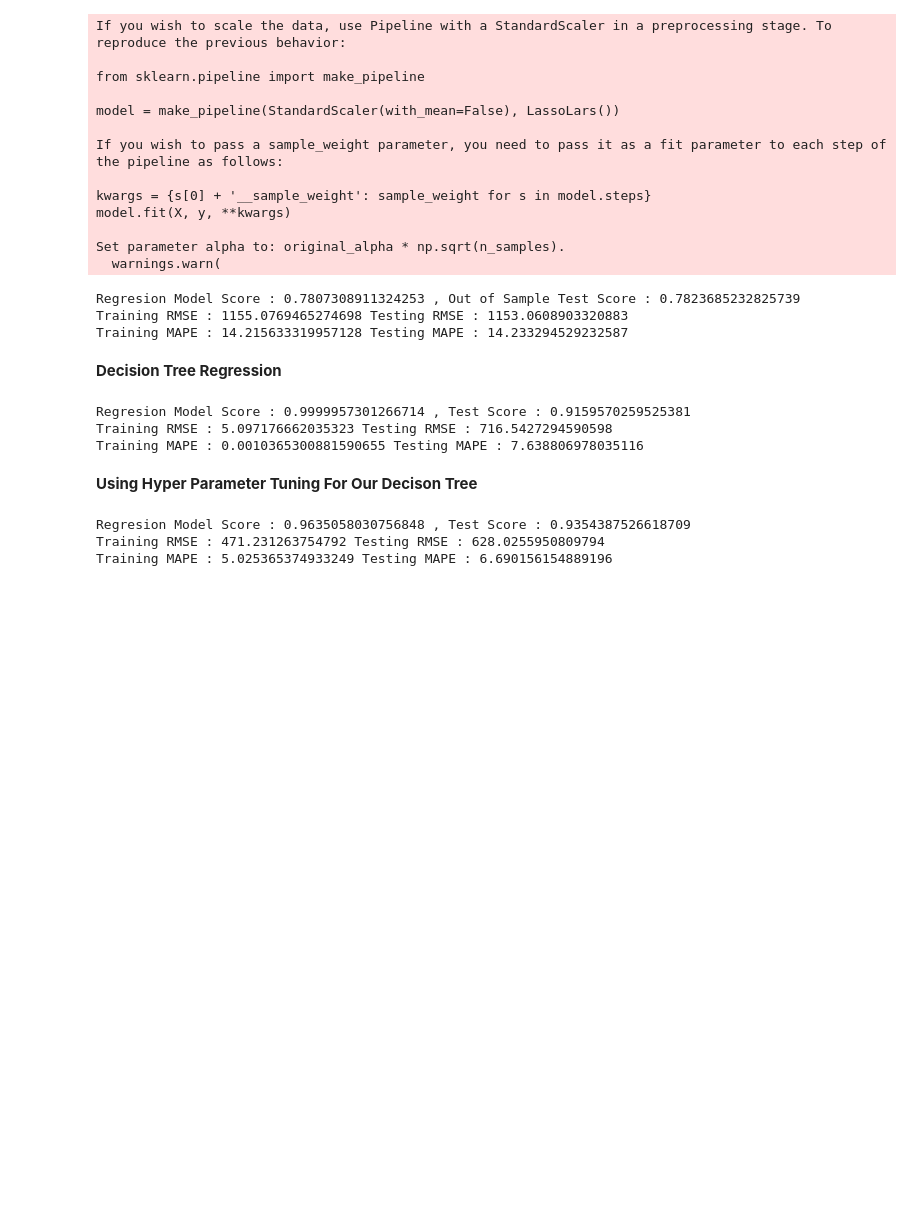
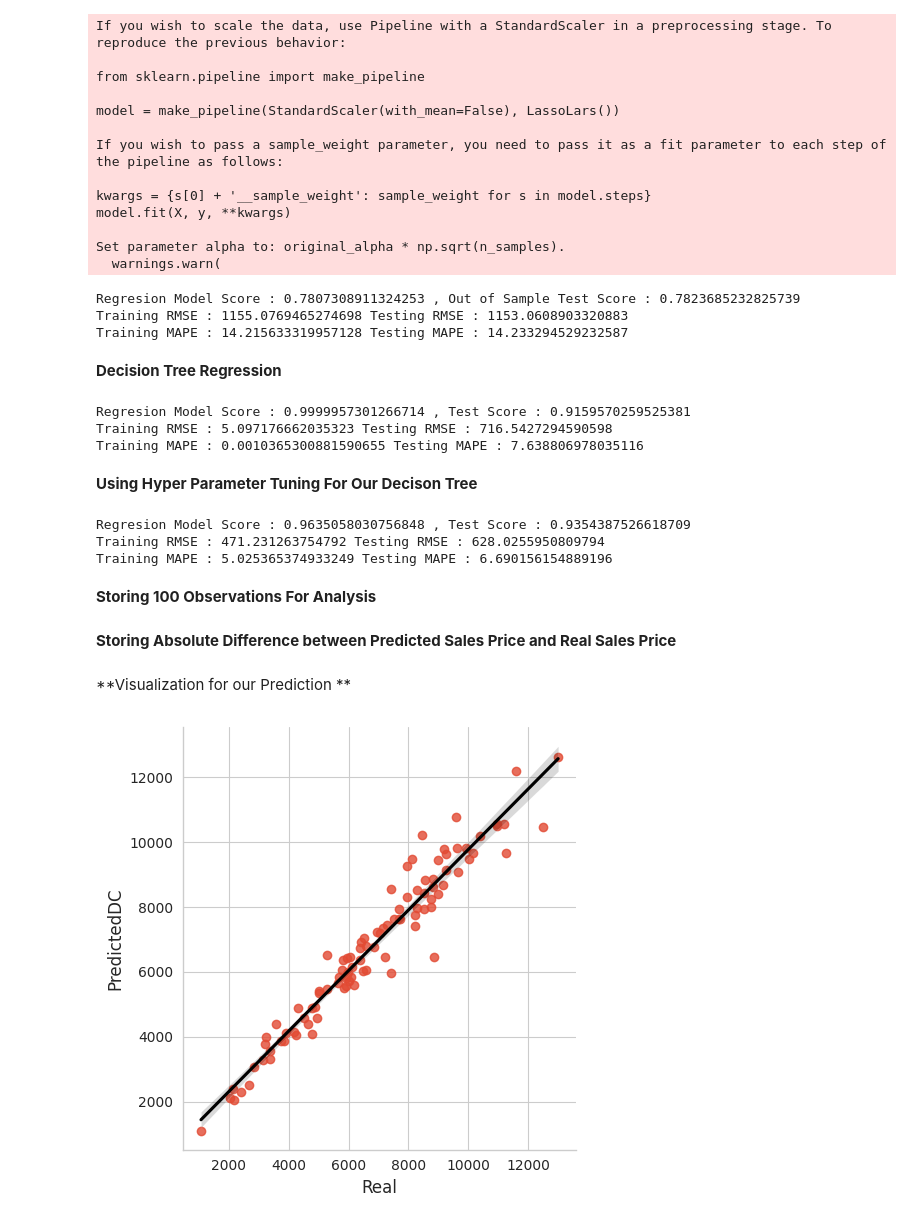
Before and after one commit to himanshu302002/ML-Regression-, a Jupyter notebook: (Capstone_Project)ML_Regression_on_Retail_Sales_Prediction.ipynb, the cells around one changed output. Cells and saved outputs as stored; diff of their text form; code cells hidden in the pictures; blank space fills up the shorter version.

```diff
--- a/(Capstone_Project)ML_Regression_on_Retail_Sales_Prediction.ipynb
+++ b/(Capstone_Project)ML_Regression_on_Retail_Sales_Prediction.ipynb
@@ -935,3 +935,19 @@ print("Training MAPE", ":", mape(y_train, y_predicted),
 Regresion Model Score : 0.9635058030756848 , Test Score : 0.9354387526618709
 Training RMSE : 471.231263754792 Testing RMSE : 628.0255950809794
 Training MAPE : 5.025365374933249 Testing MAPE : 6.690156154889196
+# %% [markdown]
+**Storing 100 Observations For Analysis**
+# %%
+dc_pred = y_test_predicted[:100]
+dc_real = y_test[:100]
+dataset_dc = pd.DataFrame({'Real':dc_real,'PredictedDC':dc_pred}) #storing these values into dataframe
+# %% [markdown]
+**Storing Absolute Difference between Predicted Sales Price and Real Sales Price**
+# %%
+dataset_dc['diff']=(dataset_dc['Real']-dataset_dc['PredictedDC']).abs()
+# %% [markdown]
+**Visualization for our Prediction **
+# %%
+sns.lmplot(x='Real', y='PredictedDC', data=dataset_dc, line_kws={'color': 'black'});
+# %% [output]
+[figure, added]
```
